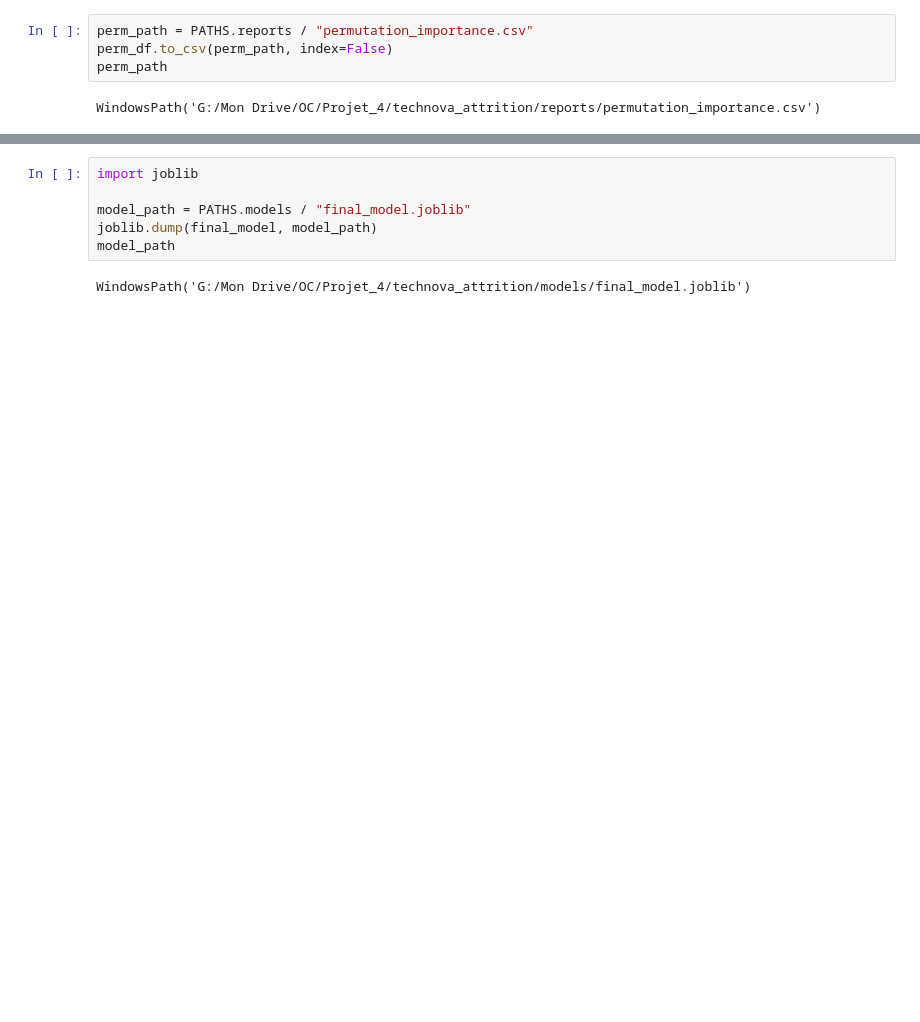
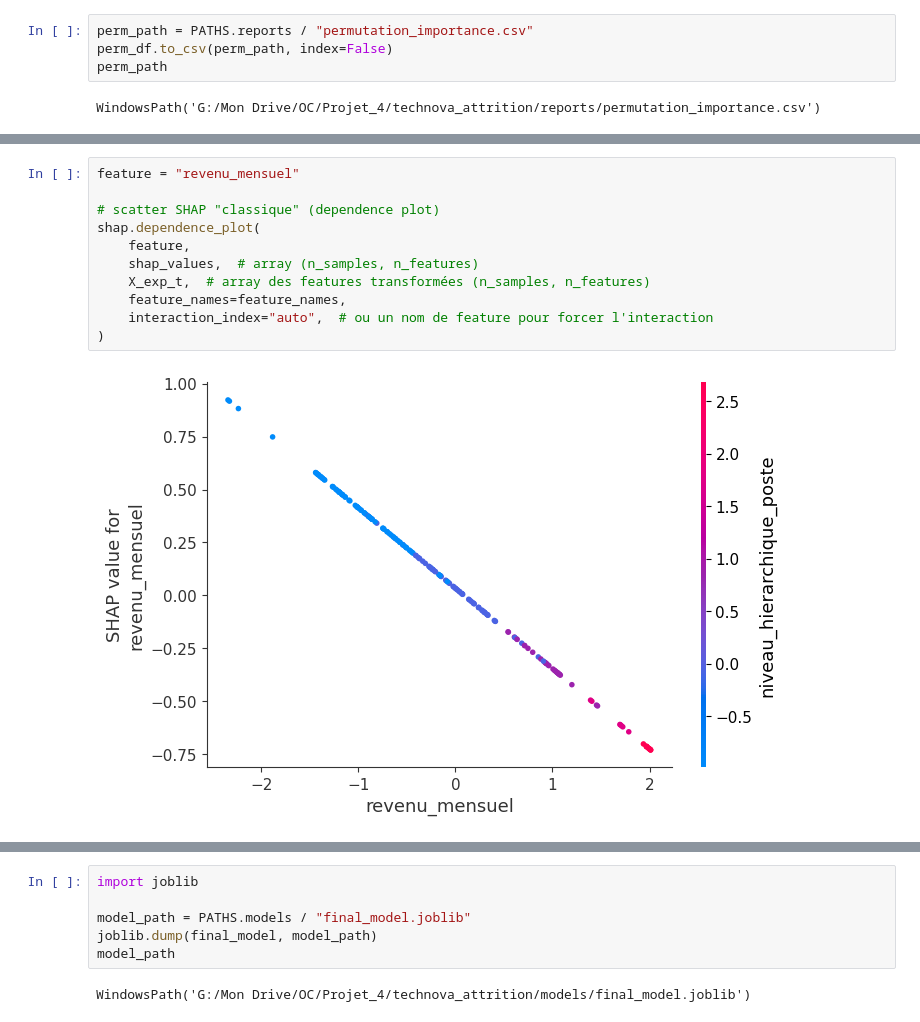
Before and after one commit to Ben-Girard/PrjPerso_hr-attrition-mlops, a Jupyter notebook: notebooks/05_tuning_shap.ipynb, the cells around one changed output, grey strips where cells are left out. Cells and saved outputs as stored; diff of their text form; blank space fills up the shorter version.

```diff
--- a/notebooks/05_tuning_shap.ipynb
+++ b/notebooks/05_tuning_shap.ipynb
@@ -299,0 +416,13 @@ shap.summary_plot(shap_values, X_exp_t, feature_names=feature_names)
+# %%
+feature = "revenu_mensuel"
+
+# scatter SHAP "classique" (dependence plot)
+shap.dependence_plot(
+    feature,
+    shap_values,  # array (n_samples, n_features)
+    X_exp_t,  # array des features transformées (n_samples, n_features)
+    feature_names=feature_names,
+    interaction_index="auto",  # ou un nom de feature pour forcer l'interaction
+)
+# %% [output]
+[figure, added]
```
Also changed, not shown: parts of 23 cells of this notebook, 5 other files.
